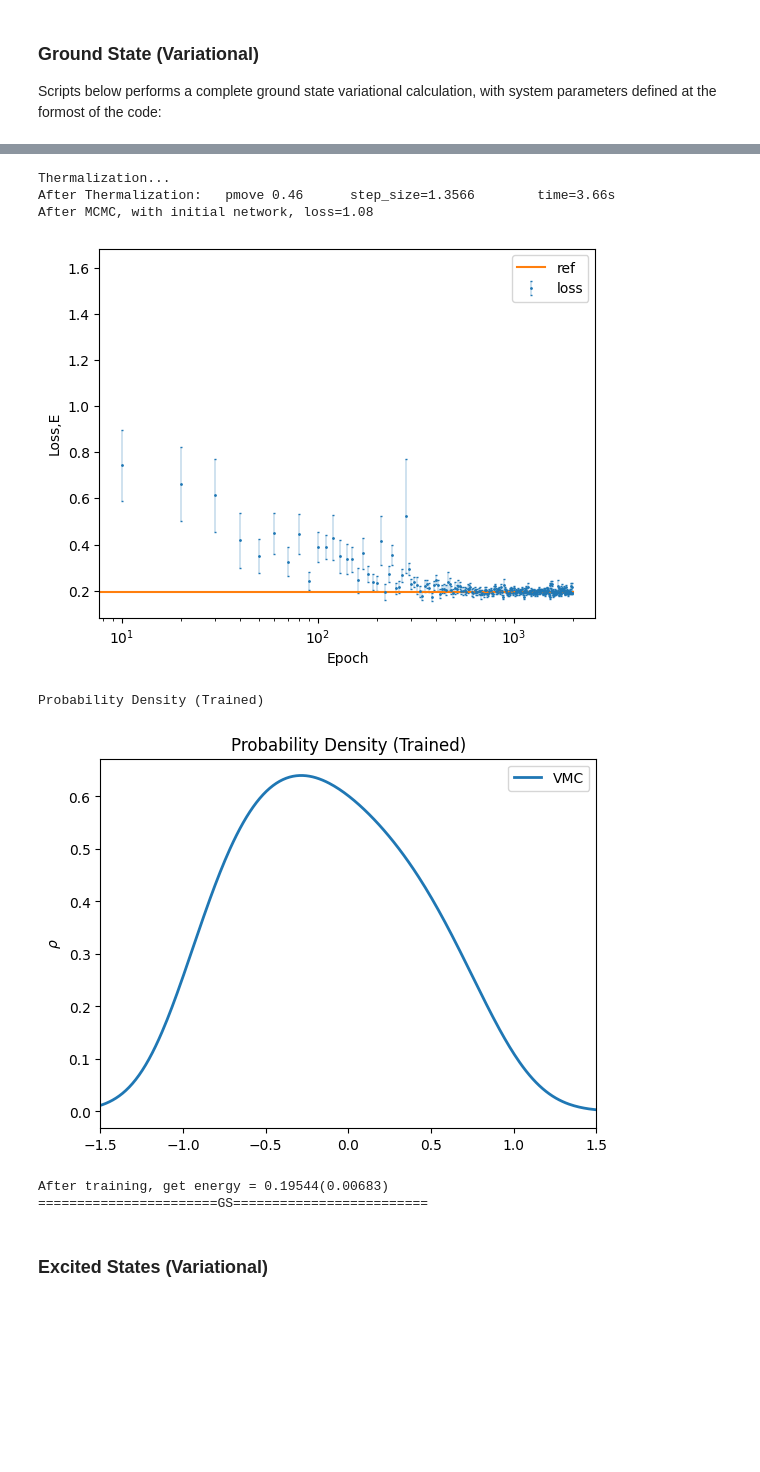
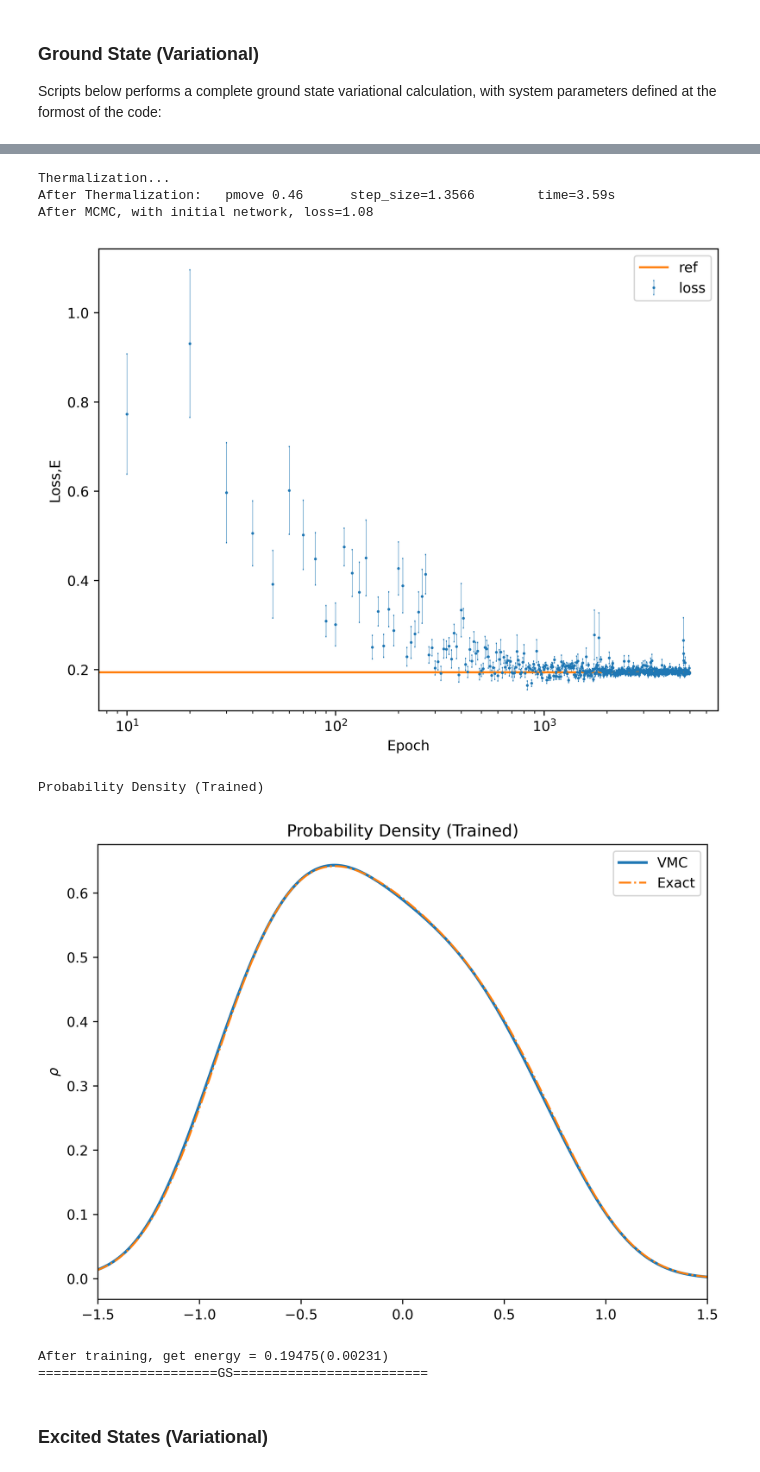
Before and after one commit to rswang42/2024July1DQuantum, a Jupyter notebook: VMC/vmc.ipynb, the cells around one changed output, grey strips where cells are left out. Cells and saved outputs as stored; diff of their text form; code cells hidden in the pictures; blank space fills up the shorter version.

```diff
--- a/VMC/vmc.ipynb
+++ b/VMC/vmc.ipynb
@@ -78,10 +78,10 @@ w, v = eigh(H)
 gs_wf = v[:,0]
 normalize_factor = (gs_wf**2).sum() * h
 # probability density
-gs_rho = gs_wf**2 / normalize_factor
+exact_gs_rho = gs_wf**2 / normalize_factor
 
 print("Ground State Probability Density")
-plt.plot(xmesh, gs_rho, label='FD', lw=2)
+plt.plot(xmesh, exact_gs_rho, label='FD', lw=2)
 plt.xlim([-1.5,1.5])
 plt.xlabel('$x$')
 plt.ylabel(r'$\rho(x)$')
@@ -434,7 +424,7 @@ And to test this feature we inspect the Jacobian after initialization of the net
 # %%
 # Initialize flow
 key = jax.random.PRNGKey(42)
-model_flow = MLPFlow(out_dims=1)
+model_flow = MLPFlow(out_dims=1,mlp_width=3,mlp_depth=5)
 key, subkey = jax.random.split(key)
 x_dummy = jnp.array(-1.0,dtype=jnp.float64)
 key, subkey = jax.random.split(key)
@@ -1206,3 +1194,8 @@ import tqdm.notebook as tqdm
+# %%
+import tqdm.notebook as tqdm
+# Plotting Settings
+plt.rcParams["figure.figsize"] = [8, 6]
+plt.rcParams["figure.dpi"] = 600
 # %%
 print("=======================GS=========================")
 key = jax.random.PRNGKey(42)
@@ -1210,16 +1203,18 @@ key = jax.random.PRNGKey(42)
 batch_size = 500
 state_indices = np.arange(1)
 thermal_step = 20
-acc_steps = 1
+acc_steps = 2
 mc_steps = 20
 step_size = 1.5
 num_substeps = 1  # DONT MOVE!
 init_width = 1.5
+mlp_width = 3
+mlp_depth = 3
 init_learning_rate = 2e-2
-iterations = 2000
+iterations = 5000
 
 # Initialize flow
-model_flow = MLPFlow(out_dims=1)
+model_flow = MLPFlow(out_dims=1,mlp_width = mlp_width,mlp_depth=mlp_depth)
 key, subkey = jax.random.split(key)
 x_dummy = jax.random.normal(subkey,dtype=jnp.float64)  # Dummy input data
 key, subkey = jax.random.split(key)
@@ -1328,7 +1323,6 @@ update = jax.jit(update_obj.update)
 loss_energy_list = []
 energy_std_list = []
 for i in tqdm.tqdm(range(iterations)):
-    t0 = time.time()
     key, subkey = jax.random.split(key)
     (
         loss_energy,
@@ -1347,14 +1341,6 @@ for i in tqdm.tqdm(range(iterations)):
         params,
         opt_state,
     )
-    t1 = time.time()
-    # print(
-    #     f"Iter:{i:05d}, LossE={loss_energy:.5f}({energy_std:.5f})",
-    #     f" pmove={pmove:.2f} stepsize={step_size:.4f}",
-    #     f" time={(t1-t0):.4f}s",
-    #     end="\r",
-    #     flush=True,
-    # )
     loss_energy_list.append(loss_energy)
     energy_std_list.append(energy_std)
 
@@ -1388,6 +1374,7 @@ for i in state_indices:
     normalize_factor = (wf_on_mesh**2).sum() * mesh_interval
     prob_density = wf_on_mesh**2 / normalize_factor
     plt.plot(xmesh, prob_density, label="VMC", lw=2)
+plt.plot(xmesh,exact_gs_rho,"-.",label="Exact",lw=1.4)
 plt.xlim([-1.5, 1.5])
 plt.legend()
 plt.ylabel(r"$\rho$")
@@ -1412,10 +1399,10 @@ Wavefunction (Initialization)
 Thermalization...
-After Thermalization:   pmove 0.46      step_size=1.3566        time=3.66s
+After Thermalization:   pmove 0.46      step_size=1.3566        time=3.59s
 After MCMC, with initial network, loss=1.08
-[figure, old version]
+[figure, new version]
 Probability Density (Trained)
-[figure, old version]
+[figure, new version]
-After training, get energy = 0.19544(0.00683)
+After training, get energy = 0.19475(0.00231)
 =======================GS=========================
 # %% [markdown]
 ### Excited States (Variational)
```
Also changed, not shown: parts of 7 cells of this notebook.
